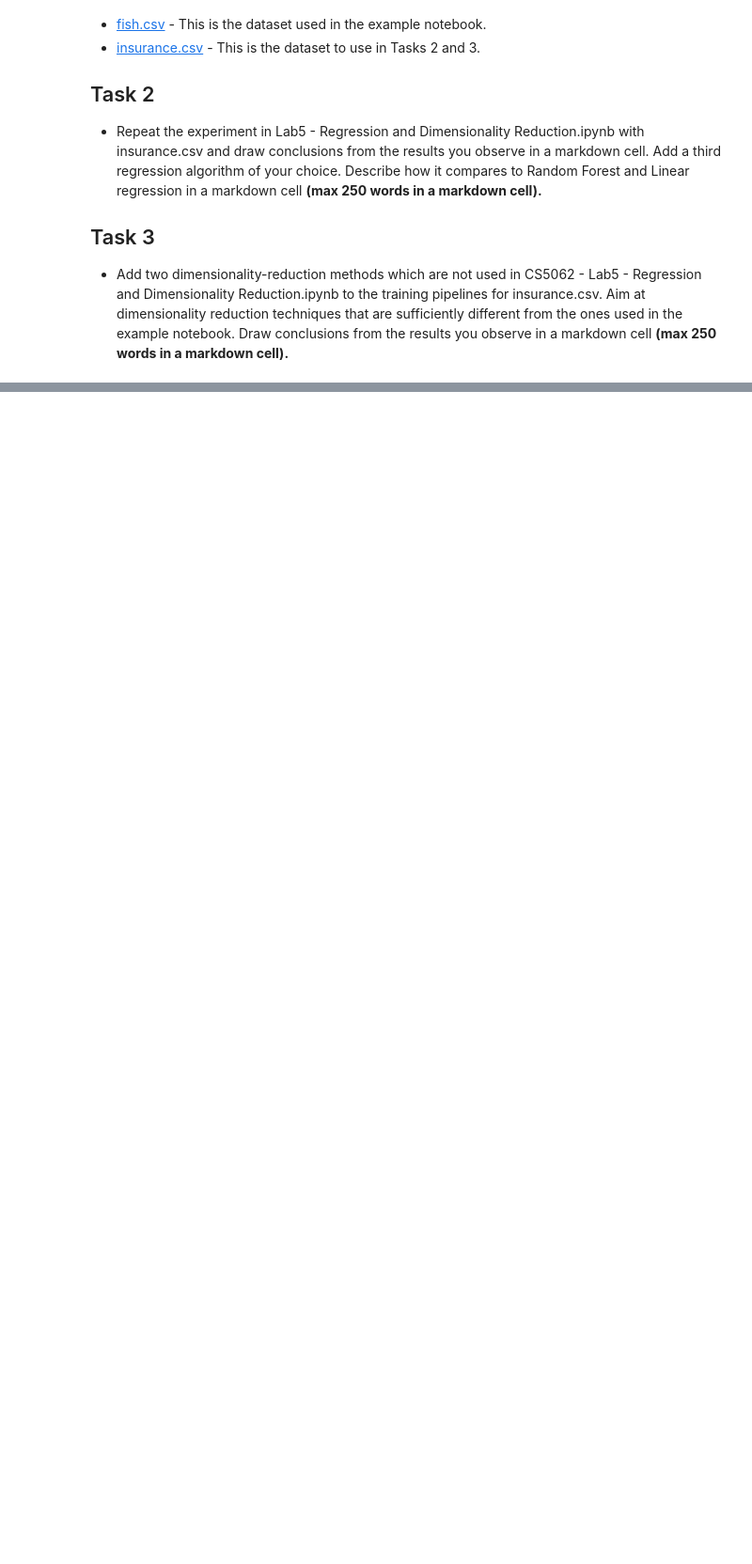
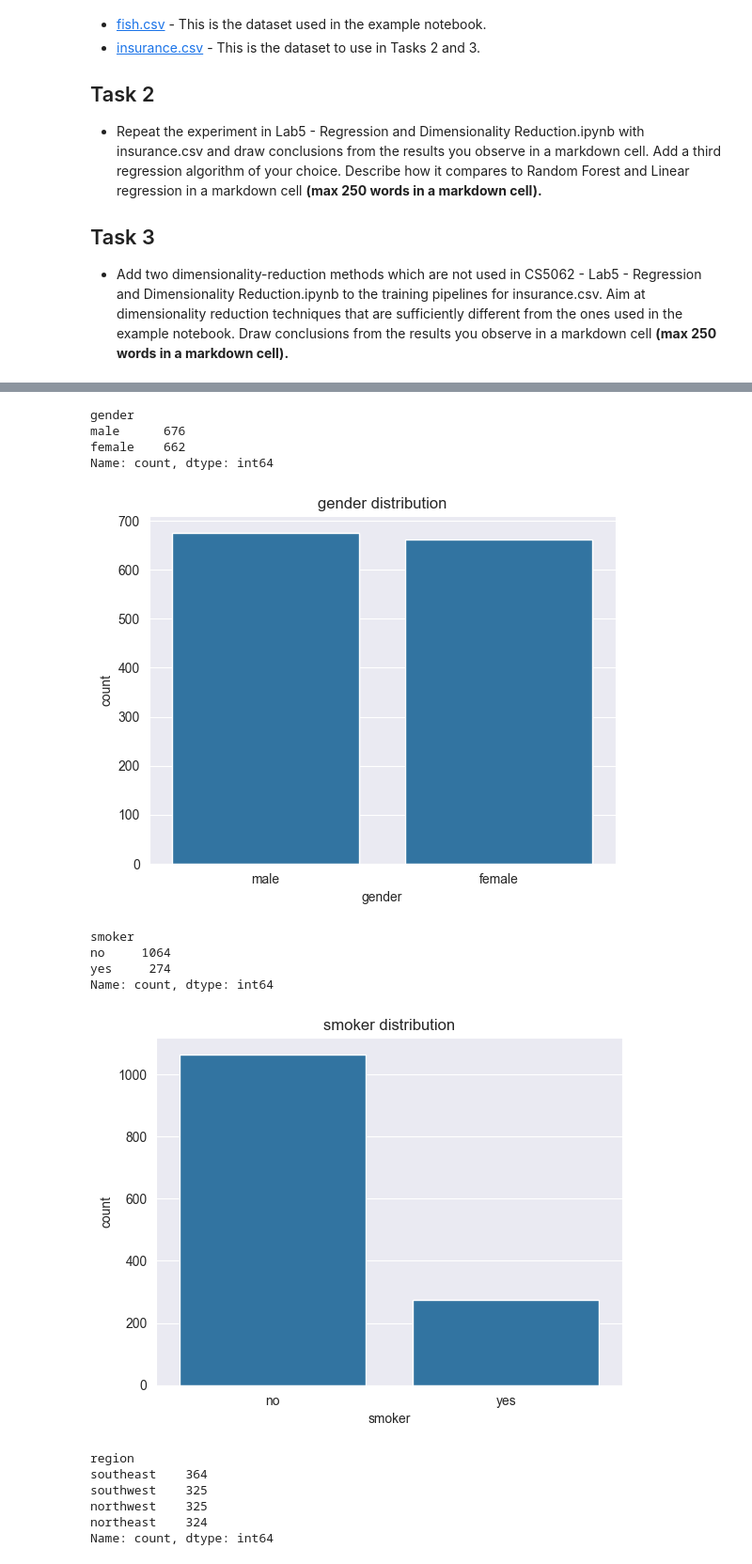
Before and after one commit to CraigPhayer/CS4168---DATA-MINING-LABS, a Jupyter notebook: Lab05/lab5.ipynb, the cells around one changed output, grey strips where cells are left out. Shown at 94% size. Saved outputs shown, nothing was run; the diff lists cells and outputs as text; code cells hidden in the pictures; blank space fills up the shorter version.

```diff
--- a/Lab05/lab5.ipynb
+++ b/Lab05/lab5.ipynb
@@ -24,0 +47,3 @@ The first goal of Lab 5 is to understand how to introduce dimensionality reducti
+# %%
+df = pd.read_csv('../Data/insurance.csv')
+df.head(10)
@@ -24,0 +116,24 @@ The first goal of Lab 5 is to understand how to introduce dimensionality reducti
+# %%
+# Categorical column distributions
+for col in ['gender', 'smoker', 'region']:
+    print(df[col].value_counts())
+    sns.countplot(data=df, x=col)
+    plt.title(f"{col} distribution")
+    plt.show()
+# %% [output]
+gender
+male      676
+female    662
+Name: count, dtype: int64
+[figure, added]
+smoker
+no     1064
+yes     274
+Name: count, dtype: int64
+[figure, added]
+region
+southeast    364
+southwest    325
+northwest    325
+northeast    324
+Name: count, dtype: int64
```
Also changed, not shown: parts of 15 cells of this notebook.
